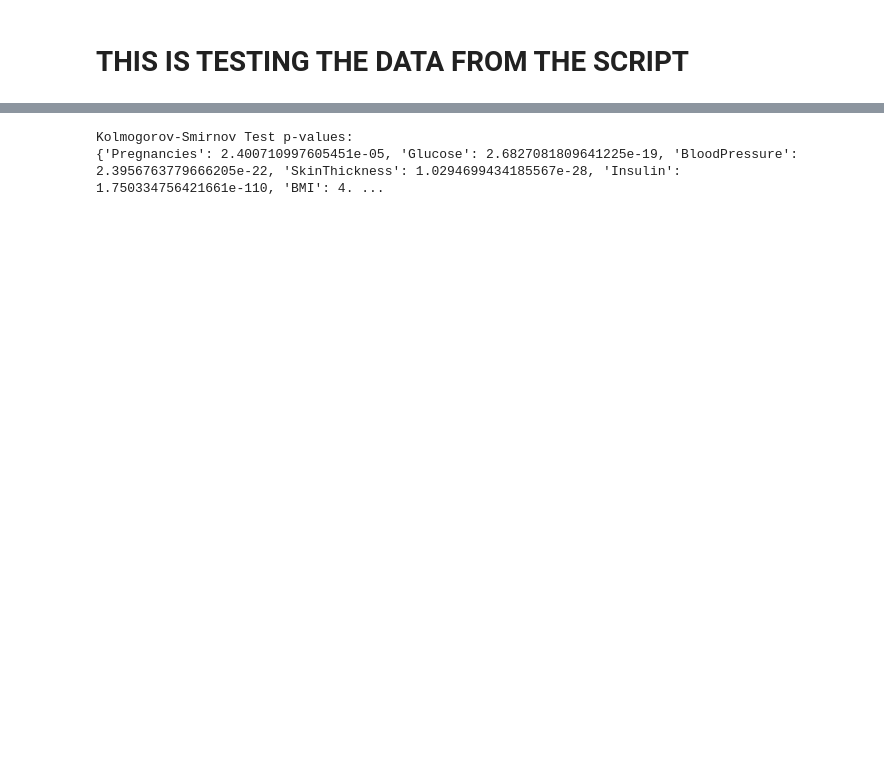
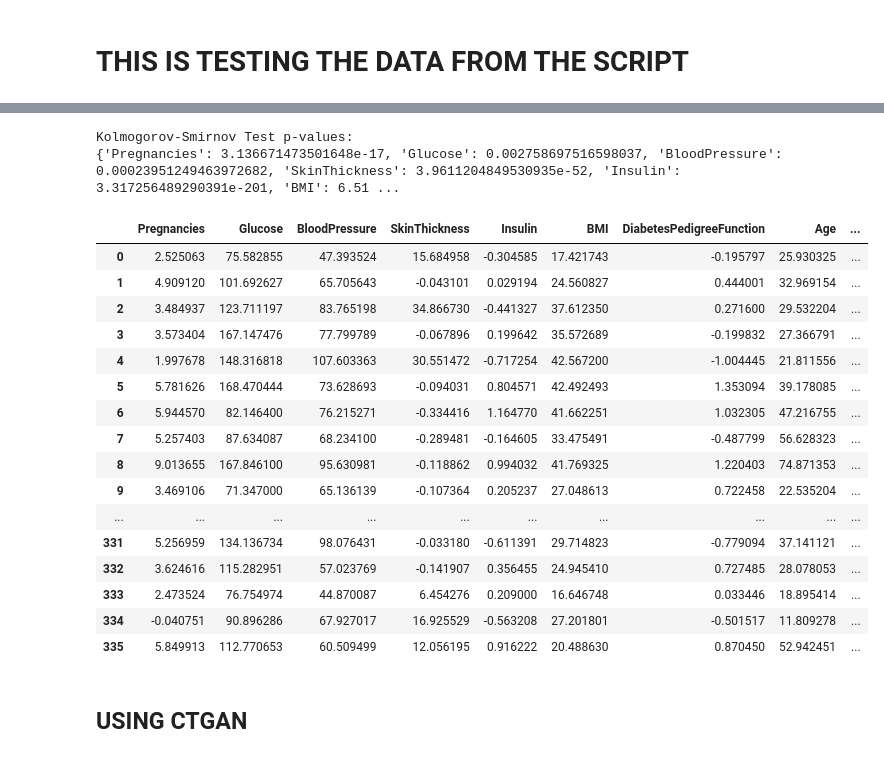
Before and after one commit to Chuchoruto/synth, a Jupyter notebook: testing.ipynb, the cells around one changed output, grey strips where cells are left out. Drawn from its saved outputs; the diff is of its cells as text; code cells hidden in the pictures; blank space fills up the shorter version.

Commit message:
Adding testing bits for synthetic generation problems

```diff
--- a/testing.ipynb
+++ b/testing.ipynb
@@ -587,19 +634,5 @@ Outcome - K-S Statistic: 0.0000, P-value: 1.0000
 # %%
+num_samples = 336  # Specify the number of samples you want to generate
 
-import pandas as pd
-from GAN_Architecture import train_GAN, Sample_Synthetic_Data
-
-# Placeholder path for the CSV file
-csv_path = 'diabetes.csv'
-
-# Train the GAN using the CSV file
-generator = train_GAN(csv_path)
-
-# Sample synthetic data from the trained generator
-num_samples = 770  # Specify the number of samples you want to generate
 latent_dim = generator.model[0].in_features  # Extract latent dimension from generator
 synthetic_data = Sample_Synthetic_Data(generator, num_samples, latent_dim)
-
-# Print the synthetic data for verification
-print("Synthetic Data Samples:")
-print(synthetic_data)
@@ -624,12 +639,4 @@ Epoch [1100/10000] | D Loss: 0.4058 | G Loss: 1.9419
 # %%
-from GAN_Architecture import CalculateKS
-import pandas as pd
-
-csv_path = 'diabetes.csv'
-# Load the original dataset for comparison
-original_set = pd.read_csv(csv_path)
-
-# Convert the synthetic data to a DataFrame with the same column names as the original dataset
 synthetic_set = pd.DataFrame(synthetic_data, columns=original_set.columns)
 
 # Calculate KS test p-values
@@ -640,4 +647,54 @@ print("Kolmogorov-Smirnov Test p-values:")
 print(p_values)
 # %% [output]
 Kolmogorov-Smirnov Test p-values:
-{'Pregnancies': 2.400710997605451e-05, 'Glucose': 2.6827081809641225e-19, 'BloodPressure': 2.3956763779666205e-22, 'SkinThickness': 1.0294699434185567e-28, 'Insulin': 1.750334756421661e-110, 'BMI': 4. ...
+{'Pregnancies': 3.136671473501648e-17, 'Glucose': 0.002758697516598037, 'BloodPressure': 0.00023951249463972682, 'SkinThickness': 3.9611204849530935e-52, 'Insulin': 3.317256489290391e-201, 'BMI': 6.51 ...
+# %%
+import pandas as pd
+from IPython.display import HTML
+
+
+
+# Function to render a scrollable DataFrame
+def display_scrollable_dataframe(df, max_height=400):
+    """
+    Display a scrollable pandas DataFrame in a Jupyter Notebook.
+
+    Parameters:
+    df (pd.DataFrame): The DataFrame to display.
+    max_height (int): The maximum height of the scrollable area in pixels.
+    """
+    style = f"""
+    <style>
+    .scrollable-dataframe {{
+        max-height: {max_height}px;
+        overflow-y: scroll;
+        display: inline-block;
+    }}
+    </style>
+    """
+
+    html = df.to_html(classes='scrollable-dataframe')
+    display(HTML(style + html))
+
+# Display the DataFrame
+display_scrollable_dataframe(synthetic_set, max_height=400)
+# %% [output]
+|  | Pregnancies | Glucose | BloodPressure | SkinThickness | Insulin | BMI | DiabetesPedigreeFunction | Age | ... |
+| 0 | 2.525063 | 75.582855 | 47.393524 | 15.684958 | -0.304585 | 17.421743 | -0.195797 | 25.930325 | ... |
+| 1 | 4.909120 | 101.692627 | 65.705643 | -0.043101 | 0.029194 | 24.560827 | 0.444001 | 32.969154 | ... |
+| 2 | 3.484937 | 123.711197 | 83.765198 | 34.866730 | -0.441327 | 37.612350 | 0.271600 | 29.532204 | ... |
+| 3 | 3.573404 | 167.147476 | 77.799789 | -0.067896 | 0.199642 | 35.572689 | -0.199832 | 27.366791 | ... |
+| 4 | 1.997678 | 148.316818 | 107.603363 | 30.551472 | -0.717254 | 42.567200 | -1.004445 | 21.811556 | ... |
+| 5 | 5.781626 | 168.470444 | 73.628693 | -0.094031 | 0.804571 | 42.492493 | 1.353094 | 39.178085 | ... |
+| 6 | 5.944570 | 82.146400 | 76.215271 | -0.334416 | 1.164770 | 41.662251 | 1.032305 | 47.216755 | ... |
+| 7 | 5.257403 | 87.634087 | 68.234100 | -0.289481 | -0.164605 | 33.475491 | -0.487799 | 56.628323 | ... |
+| 8 | 9.013655 | 167.846100 | 95.630981 | -0.118862 | 0.994032 | 41.769325 | 1.220403 | 74.871353 | ... |
+| 9 | 3.469106 | 71.347000 | 65.136139 | -0.107364 | 0.205237 | 27.048613 | 0.722458 | 22.535204 | ... |
+| ... | ... | ... | ... | ... | ... | ... | ... | ... | ... |
+| 331 | 5.256959 | 134.136734 | 98.076431 | -0.033180 | -0.611391 | 29.714823 | -0.779094 | 37.141121 | ... |
+| 332 | 3.624616 | 115.282951 | 57.023769 | -0.141907 | 0.356455 | 24.945410 | 0.727485 | 28.078053 | ... |
+| 333 | 2.473524 | 76.754974 | 44.870087 | 6.454276 | 0.209000 | 16.646748 | 0.033446 | 18.895414 | ... |
+| 334 | -0.040751 | 90.896286 | 67.927017 | 16.925529 | -0.563208 | 27.201801 | -0.501517 | 11.809278 | ... |
+| 335 | 5.849913 | 112.770653 | 60.509499 | 12.056195 | 0.916222 | 20.488630 | 0.870450 | 52.942451 | ... |
+# %% [markdown]
+## USING CTGAN
```
Also changed, not shown: parts of 5 cells of this notebook, 2 other files.
